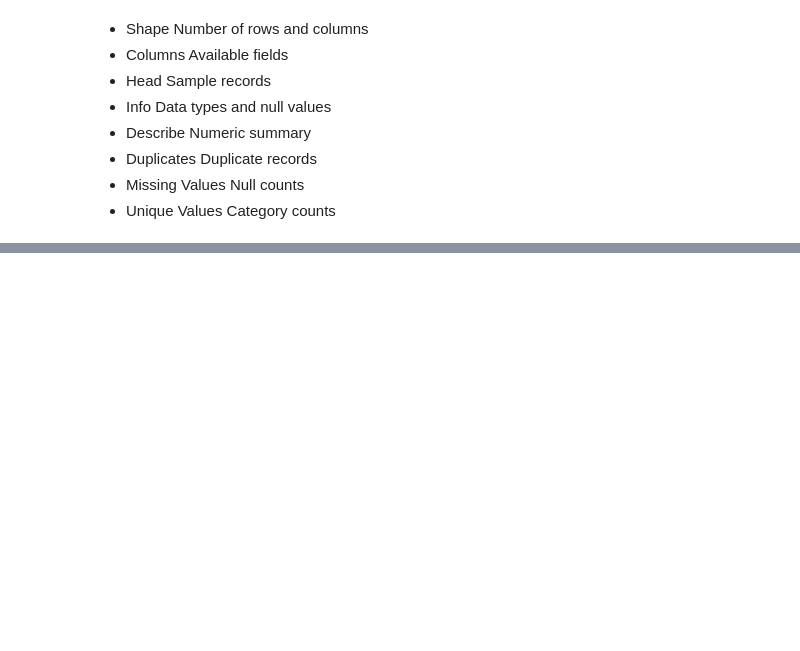
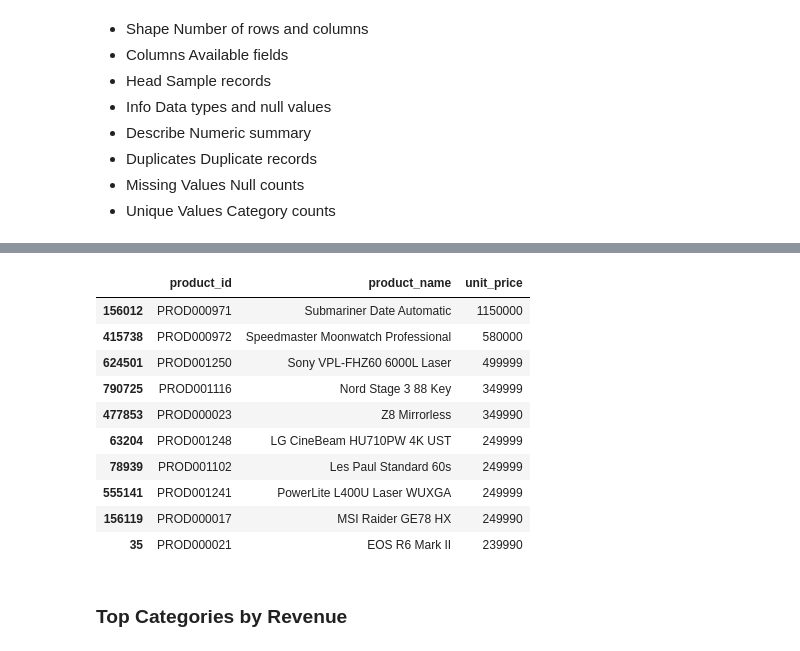
Before and after one commit to BhupathiTharun/Supply-chain-data-warehouse, a Jupyter notebook: notebooks/03_EDA.ipynb, the cells around one changed output, grey strips where cells are left out. Saved outputs shown, nothing was run; the diff lists cells and outputs as text; code cells hidden in the pictures; blank space fills up the shorter version.

```diff
--- a/notebooks/03_EDA.ipynb
+++ b/notebooks/03_EDA.ipynb
@@ -124,0 +270,23 @@ Index(['order_line_id', 'order_date', 'category', 'seller_rating', 'quantity',
+# %%
+top = (
+    df2[['product_id', 'product_name', 'unit_price']]
+    .sort_values('unit_price', ascending=False)
+    .drop_duplicates(subset='product_id')
+    .head(10)
+)
+
+top
+# %% [output]
+|  | product_id | product_name | unit_price |
+| 156012 | PROD000971 | Submariner Date Automatic | 1150000 |
+| 415738 | PROD000972 | Speedmaster Moonwatch Professional | 580000 |
+| 624501 | PROD001250 | Sony VPL-FHZ60 6000L Laser | 499999 |
+| 790725 | PROD001116 | Nord Stage 3 88 Key | 349999 |
+| 477853 | PROD000023 | Z8 Mirrorless | 349990 |
+| 63204 | PROD001248 | LG CineBeam HU710PW 4K UST | 249999 |
+| 78939 | PROD001102 | Les Paul Standard 60s | 249999 |
+| 555141 | PROD001241 | PowerLite L400U Laser WUXGA | 249999 |
+| 156119 | PROD000017 | MSI Raider GE78 HX | 249990 |
+| 35 | PROD000021 | EOS R6 Mark II | 239990 |
+# %% [markdown]
+### Top Categories by Revenue
```
Also changed, not shown: parts of 31 cells of this notebook, 1 other file.
